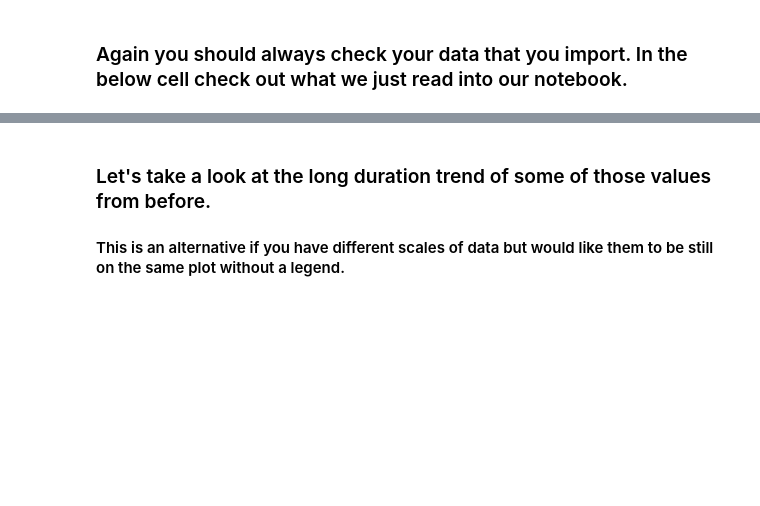
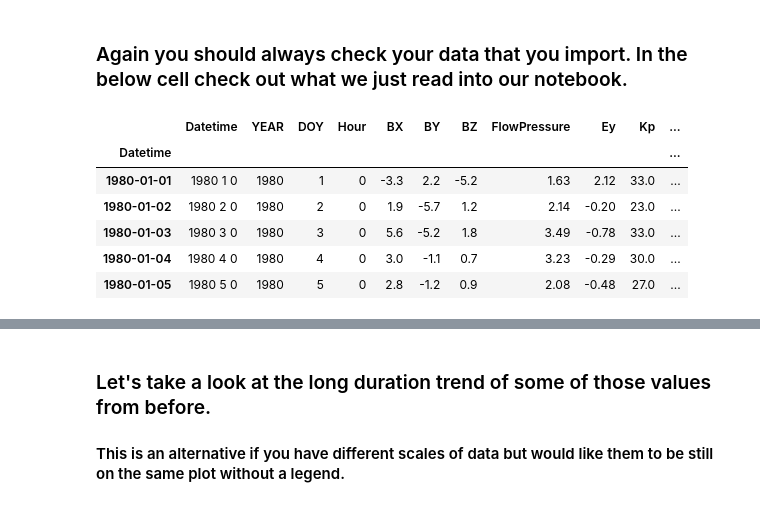
Before and after one commit to clasp423/data_vis_statistics_geosciences, a Jupyter notebook: Lab 6/lab6_space_weather_classifiers.ipynb, the cells around one changed output, grey strips where cells are left out. Cells and saved outputs as stored; diff of their text form; code cells hidden in the pictures; blank space fills up the shorter version.

```diff
--- a/Lab 6/lab6_space_weather_classifiers.ipynb
+++ b/Lab 6/lab6_space_weather_classifiers.ipynb
@@ -343,6 +345,12 @@ monthly_omni = omni_fn.load_omni_data('./Data/omni2_27Day1980_2018.lst')
 ### Again you should always check your data that you import. In the below cell check out what we just read into our notebook.
 # %%
 # Write some checking data lines of code here.
-
-??
-??
+daily_omni.head()
+# %% [output]
+|  | Datetime | YEAR | DOY | Hour | BX | BY | BZ | FlowPressure | Ey | Kp | ... |
+| Datetime |  |  |  |  |  |  |  |  |  |  | ... |
+| 1980-01-01 | 1980 1 0 | 1980 | 1 | 0 | -3.3 | 2.2 | -5.2 | 1.63 | 2.12 | 33.0 | ... |
+| 1980-01-02 | 1980 2 0 | 1980 | 2 | 0 | 1.9 | -5.7 | 1.2 | 2.14 | -0.20 | 23.0 | ... |
+| 1980-01-03 | 1980 3 0 | 1980 | 3 | 0 | 5.6 | -5.2 | 1.8 | 3.49 | -0.78 | 33.0 | ... |
+| 1980-01-04 | 1980 4 0 | 1980 | 4 | 0 | 3.0 | -1.1 | 0.7 | 3.23 | -0.29 | 30.0 | ... |
+| 1980-01-05 | 1980 5 0 | 1980 | 5 | 0 | 2.8 | -1.2 | 0.9 | 2.08 | -0.48 | 27.0 | ... |
```
Also changed, not shown: parts of 23 cells of this notebook, 27 other files.
